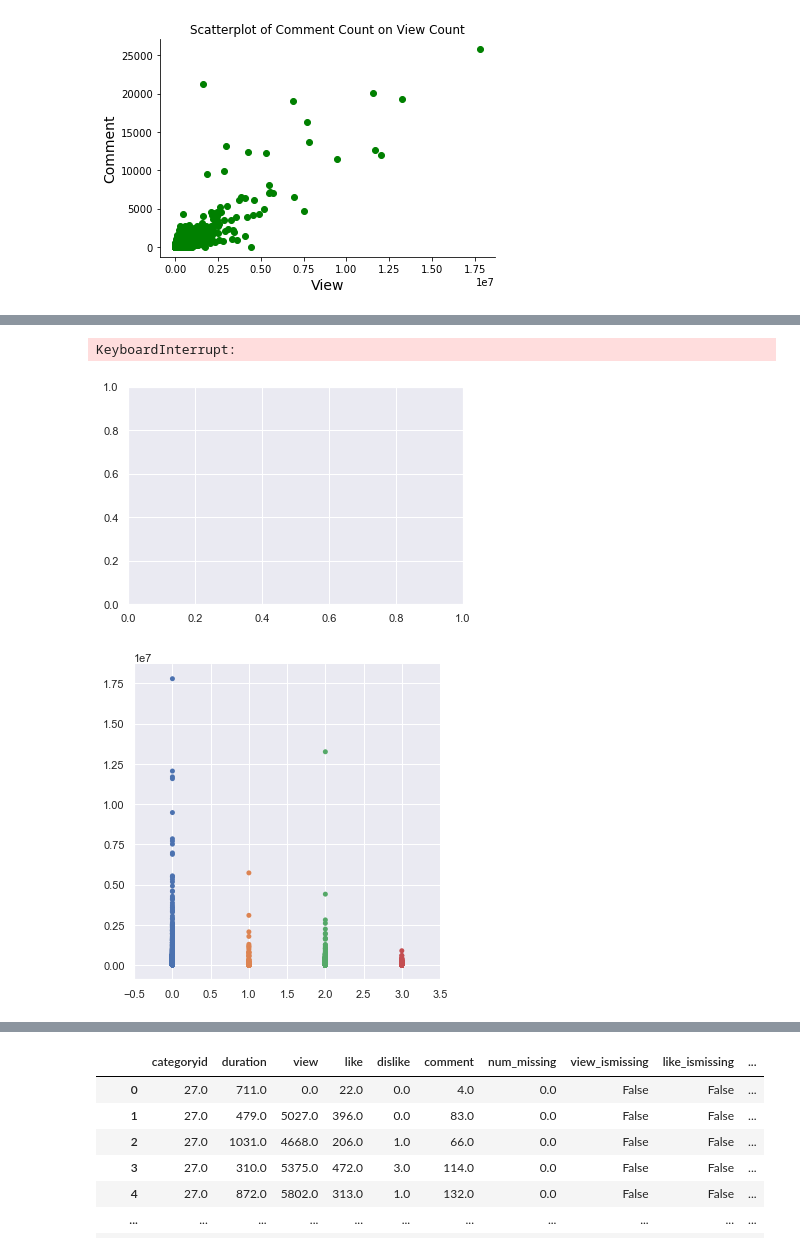
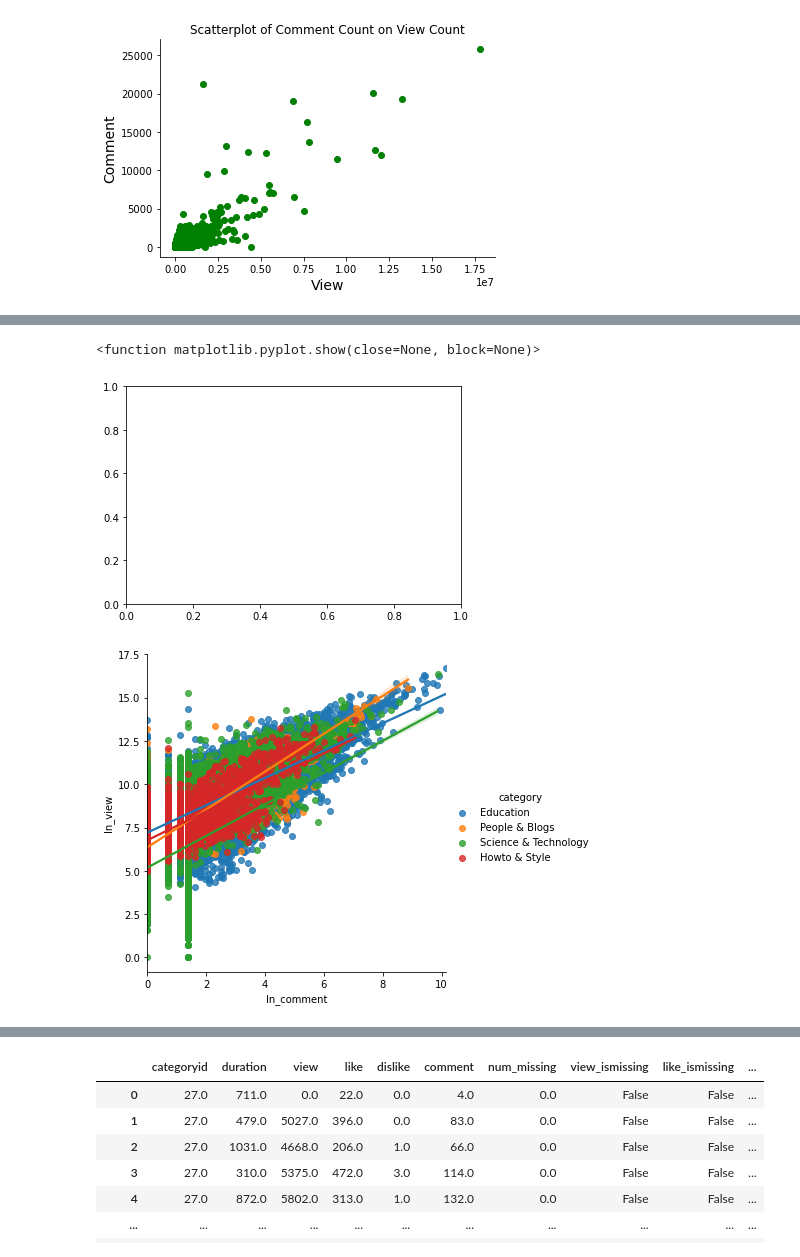
Before and after one commit to lanvymai/Youtube-Videos-View, a Jupyter notebook: YoutubeFinalProject.ipynb, the cells around one changed output, grey strips where cells are left out. Cells and saved outputs as stored; diff of their text form; code cells hidden in the pictures.

```diff
--- a/YoutubeFinalProject.ipynb
+++ b/YoutubeFinalProject.ipynb
@@ -337,0 +325,2 @@ df2
+# %%
+df2.drop(df2.index[(df2['duration']==0)], inplace = True)
@@ -465,8 +479,3 @@ sns.boxplot(data=df2,x='duration')
 plt.show()
 # %% [output]
 [figure]
-# %%
-df2['view_log'] = np.log(df2['view']+1)
-df2['like_log'] = np.log(df2['like']+1)
-df2['dislike_log'] = np.log(df2['dislike']+1)
-df2['comment_log'] = np.log(df2['comment']+1)
@@ -517,17 +566,0 @@ plt.show()
-# %%
-#natural log
-df2['ln_view']=np.log(df2['view'])
-df2['ln_duration']=np.log(df2['duration'])
-df2['ln_like']=np.log(df2['like'])
-df2['ln_dislike']=np.log(df2['dislike'])
-df2['ln_comment']=np.log(df2['comment'])
-
-#inverse
-df2['inverse_like']=1/(df2['like'])
-df2['inverse_dislike']=1/(df2['dislike'])
-
-#squareroot
-df2['sqrt_duration']=np.sqrt(df2['duration'])
-
-df2 = df2.replace([np.inf, -np.inf, -0], 0)
-df2
@@ -568,7 +566,0 @@ dtype: object
-# %%
-df2['categoryid'] = df2['categoryid'].astype(int)
-df2['duration'] = df2['duration'].astype(int)
-df2['view'] = df2['view'].astype(int)
-df2['like'] = df2['like'].astype(int)
-df2['dislike'] = df2['dislike'].astype(int)
-df2['comment'] = df2['comment'].astype(int)
@@ -734,8 +692,8 @@ plt.show
 # %%
 fig, ax = plt.subplots()
-sns.catplot(data=df2, kind="swarm", x="category", y="view", hue="category")
+sns.lmplot(data=df2, x="ln_comment", y="ln_view", hue="category")
 plt.show
 # %% [output]
-KeyboardInterrupt:
+<function matplotlib.pyplot.show(close=None, block=None)>
-[figure, old version]
+[figure, new version]
-[figure, old version]
+[figure, new version]
```
Also changed, not shown: parts of 58 cells of this notebook.
